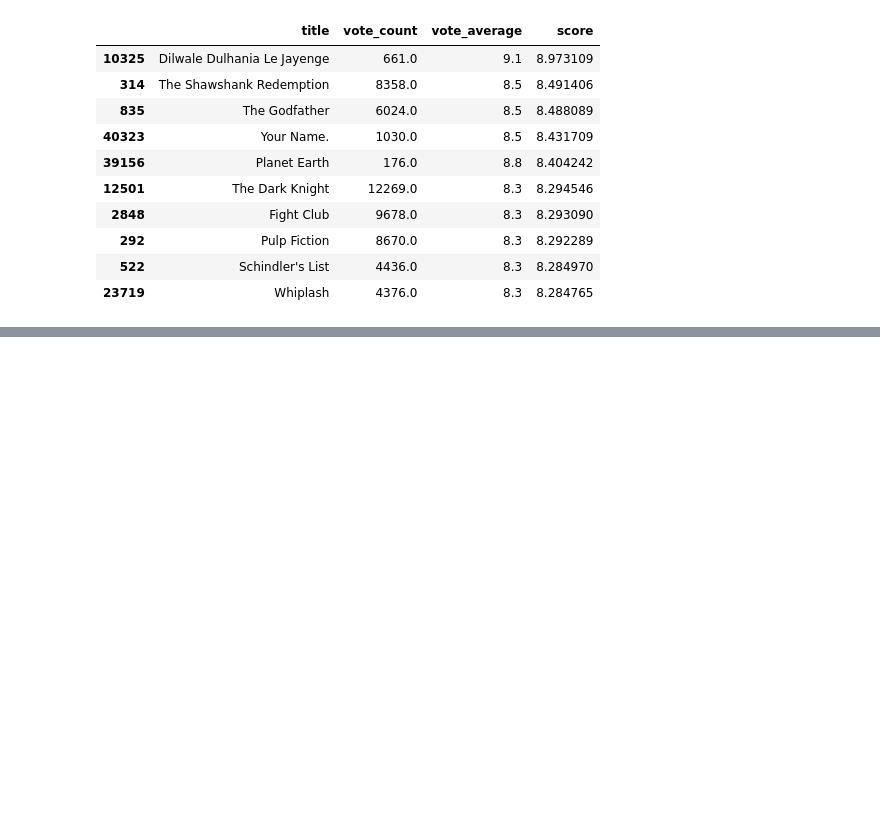
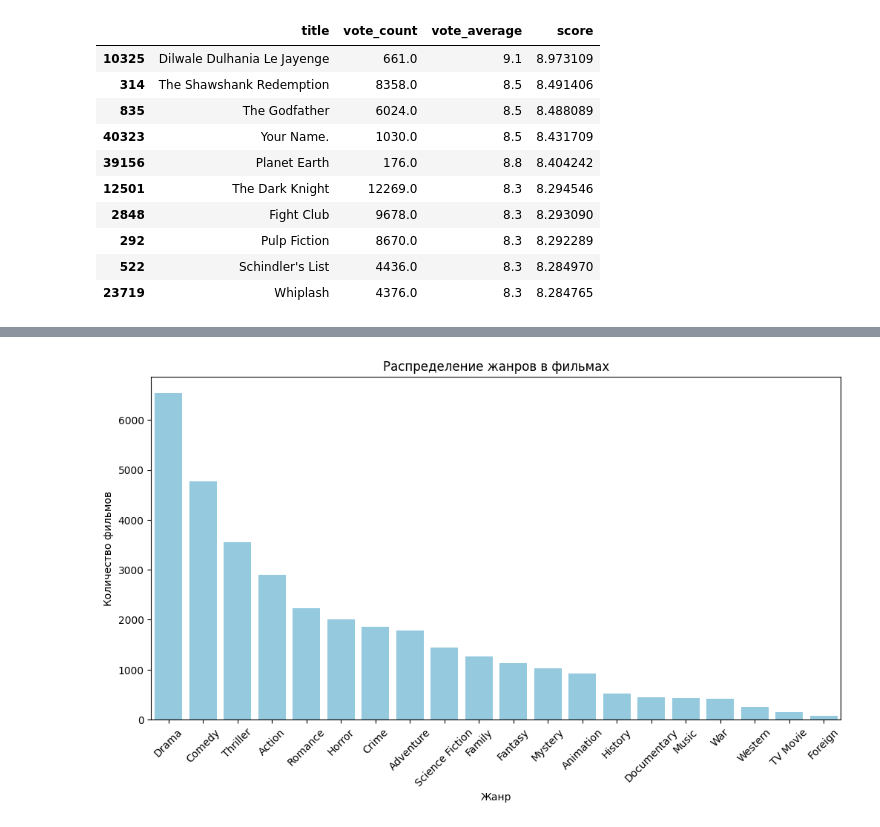
Before and after one commit to Maximiliano-16/MovieRecomendSystem, a Jupyter notebook: MovieRecommend.ipynb, the cells around one changed output, grey strips where cells are left out. Saved outputs shown, nothing was run; the diff lists cells and outputs as text; code cells hidden in the pictures; blank space fills up the shorter version.

Commit message:
added distribution of popular genres, added recommendations of the best movies in each genre

```diff
--- a/MovieRecommend.ipynb
+++ b/MovieRecommend.ipynb
@@ -185,0 +190,3 @@ q_movies[['title', 'vote_count', 'vote_average', 'score']].head(10)
+# %%
+# Загружаем данные
+q_movies_copy = q_movies.copy()
@@ -185,0 +198,9 @@ q_movies[['title', 'vote_count', 'vote_average', 'score']].head(10)
+# %%
+# Преобразуем колонку 'genres' из строкового JSON в список словарей
+q_movies_copy['genres'] = q_movies_copy['genres'].apply(lambda x: ast.literal_eval(x) if isinstance(x, str) else [])
+
+# Преобразуем жанры в список названий жанров
+q_movies_copy['genre_names'] = q_movies_copy['genres'].apply(lambda x: [i['name'] for i in x])
+
+# Развернем список жанров для каждого фильма, чтобы каждый жанр стал отдельной строкой
+genres_df = q_movies_copy[['id', 'title', 'genre_names']].explode('genre_names')
@@ -185,0 +223,14 @@ q_movies[['title', 'vote_count', 'vote_average', 'score']].head(10)
+# %%
+# Теперь посчитаем количество фильмов для каждого жанра
+genre_counts = genres_df['genre_names'].value_counts()
+
+# Визуализируем распределение жанров
+plt.figure(figsize=(12, 6))
+sns.barplot(x=genre_counts.index, y=genre_counts.values, color='skyblue')
+plt.xticks(rotation=45)
+plt.title("Распределение жанров в фильмах")
+plt.xlabel("Жанр")
+plt.ylabel("Количество фильмов")
+plt.show()
+# %% [output]
+[figure, added]
```
Also changed, not shown: parts of 5 cells of this notebook.
